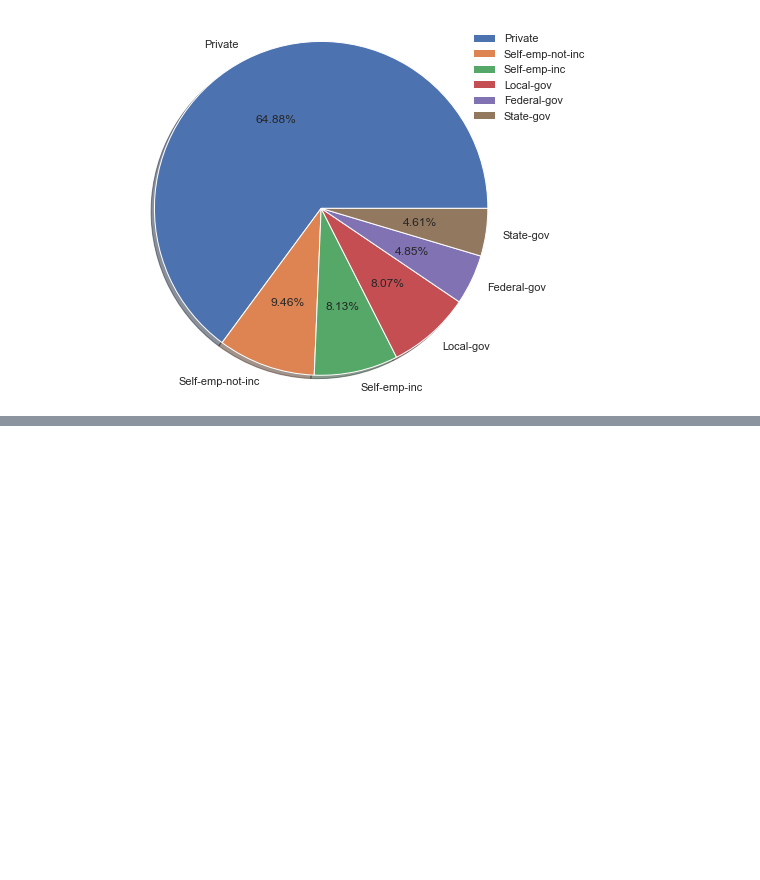
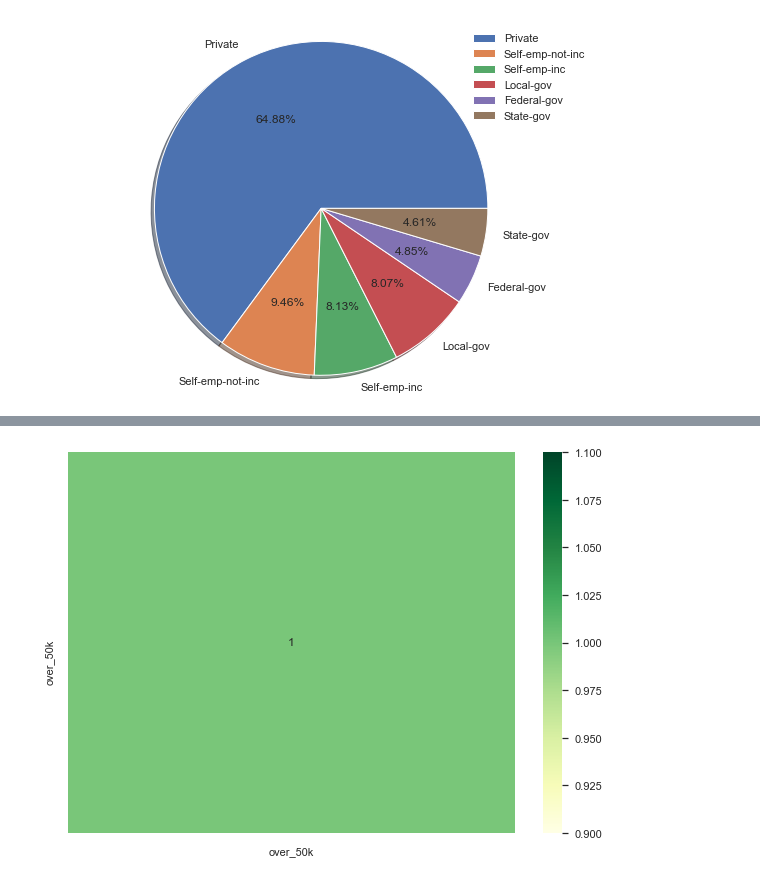
Before and after one commit to chibz3/finding_donors, a Jupyter notebook: work_book.ipynb, the cells around one changed output, grey strips where cells are left out. Cells and saved outputs as stored; diff of their text form; code cells hidden in the pictures; blank space fills up the shorter version.

```diff
--- a/work_book.ipynb
+++ b/work_book.ipynb
@@ -169,0 +227,6 @@ plt.show()
+# %%
+# This heatmap shows the Correlation between the different variables
+plt.rcParams['figure.figsize'] = [10,7]
+sns.heatmap(df2.corr(), annot = True, color = 'blue', cmap = 'YlGn');
+# %% [output]
+[figure, added]
```
Also changed, not shown: parts of 6 cells of this notebook.
